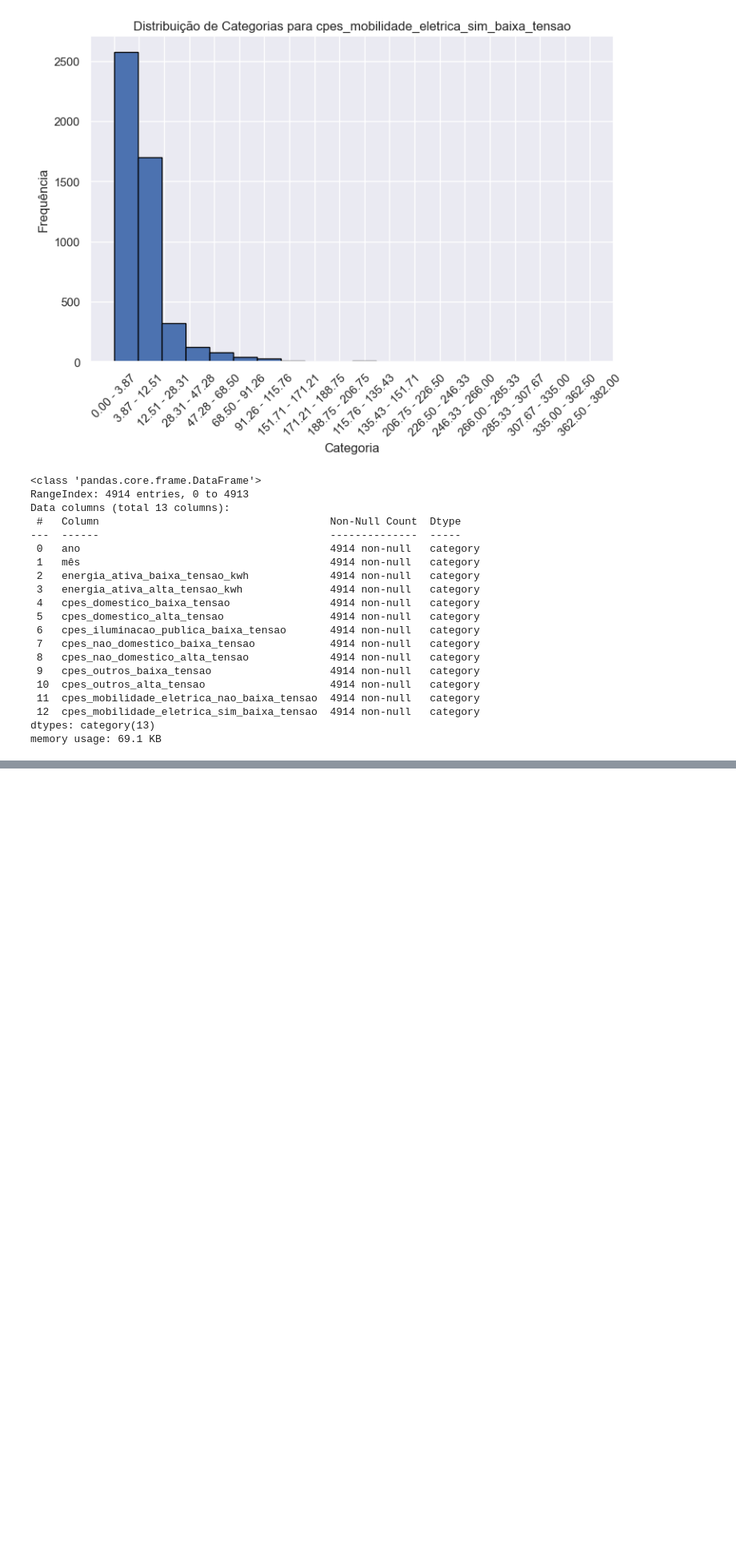
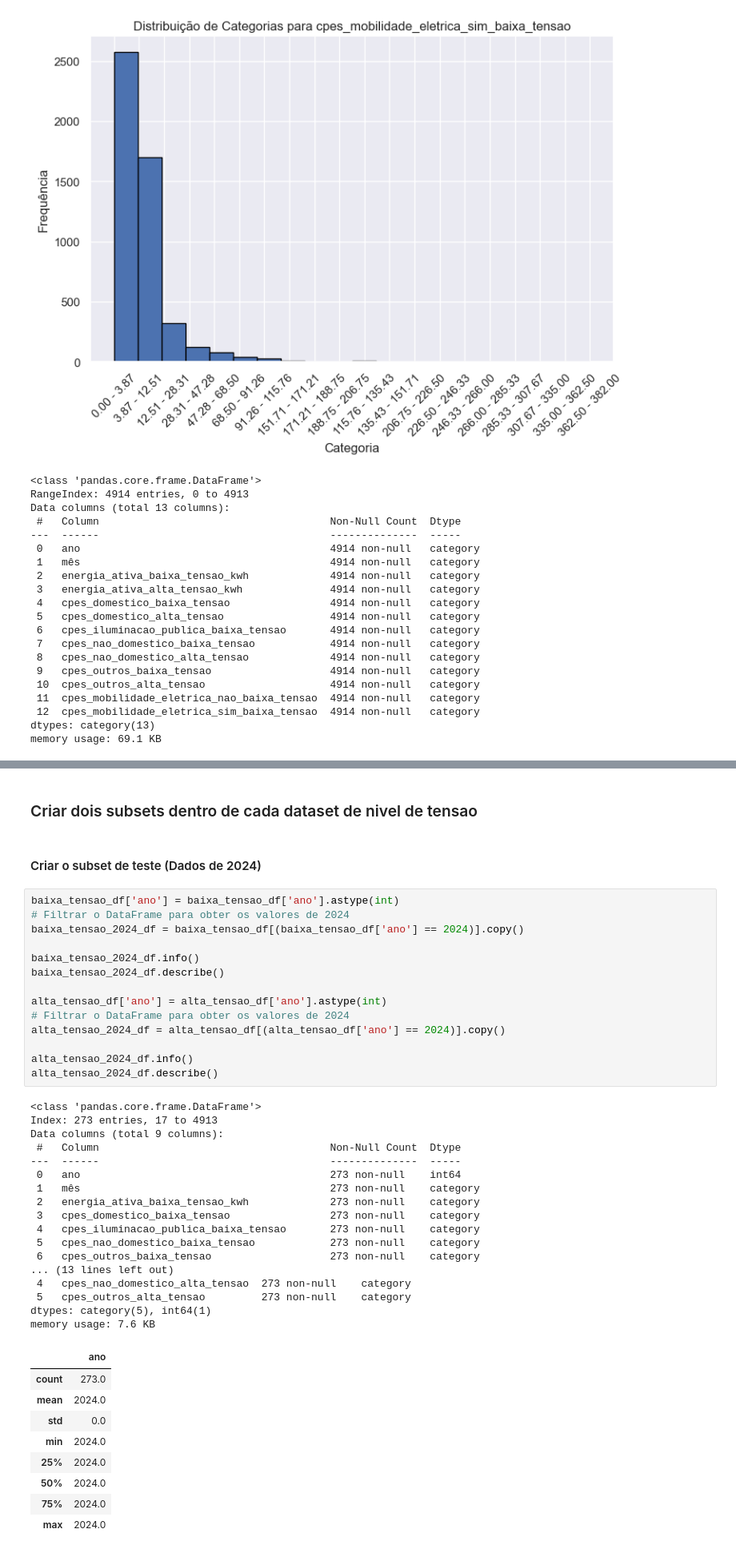
Before and after one commit to kreativermario/Projeto-DECD, a Jupyter notebook: notebooks/data_preparation_categoric.ipynb, the cells around one changed output, grey strips where cells are left out. Shown at 80% size. Drawn from its saved outputs; the diff is of its cells as text; blank space fills up the shorter version.

```diff
--- a/notebooks/data_preparation_categoric.ipynb
+++ b/notebooks/data_preparation_categoric.ipynb
@@ -1102,0 +1280,45 @@ memory usage: 69.1 KB
+# %% [markdown]
+### Criar dois subsets dentro de cada dataset de nivel de tensao
+# %% [markdown]
+#### Criar o subset de teste (Dados de 2024)
+# %%
+baixa_tensao_df['ano'] = baixa_tensao_df['ano'].astype(int)
+# Filtrar o DataFrame para obter os valores de 2024
+baixa_tensao_2024_df = baixa_tensao_df[(baixa_tensao_df['ano'] == 2024)].copy()
+
+baixa_tensao_2024_df.info()
+baixa_tensao_2024_df.describe()
+
+alta_tensao_df['ano'] = alta_tensao_df['ano'].astype(int)
+# Filtrar o DataFrame para obter os valores de 2024
+alta_tensao_2024_df = alta_tensao_df[(alta_tensao_df['ano'] == 2024)].copy()
+
+alta_tensao_2024_df.info()
+alta_tensao_2024_df.describe()
+# %% [output]
+<class 'pandas.core.frame.DataFrame'>
+Index: 273 entries, 17 to 4913
+Data columns (total 9 columns):
+ #   Column                                     Non-Null Count  Dtype
+---  ------                                     --------------  -----
+ 0   ano                                        273 non-null    int64
+ 1   mês                                        273 non-null    category
+ 2   energia_ativa_baixa_tensao_kwh             273 non-null    category
+ 3   cpes_domestico_baixa_tensao                273 non-null    category
+ 4   cpes_iluminacao_publica_baixa_tensao       273 non-null    category
+ 5   cpes_nao_domestico_baixa_tensao            273 non-null    category
+ 6   cpes_outros_baixa_tensao                   273 non-null    category
+... (13 lines left out)
+ 4   cpes_nao_domestico_alta_tensao  273 non-null    category
+ 5   cpes_outros_alta_tensao         273 non-null    category
+dtypes: category(5), int64(1)
+memory usage: 7.6 KB
+|  | ano |
+| count | 273.0 |
+| mean | 2024.0 |
+| std | 0.0 |
+| min | 2024.0 |
+| 25% | 2024.0 |
+| 50% | 2024.0 |
+| 75% | 2024.0 |
+| max | 2024.0 |
```
Also changed, not shown: parts of 39 cells of this notebook, 14 other files.
